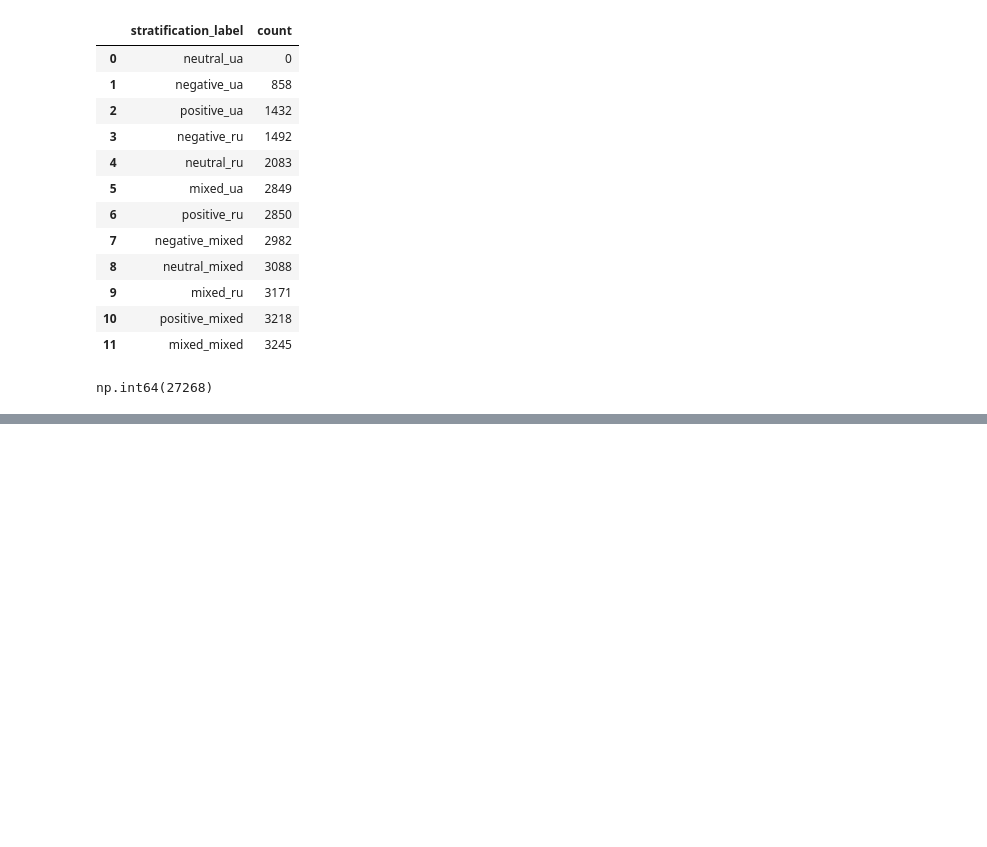
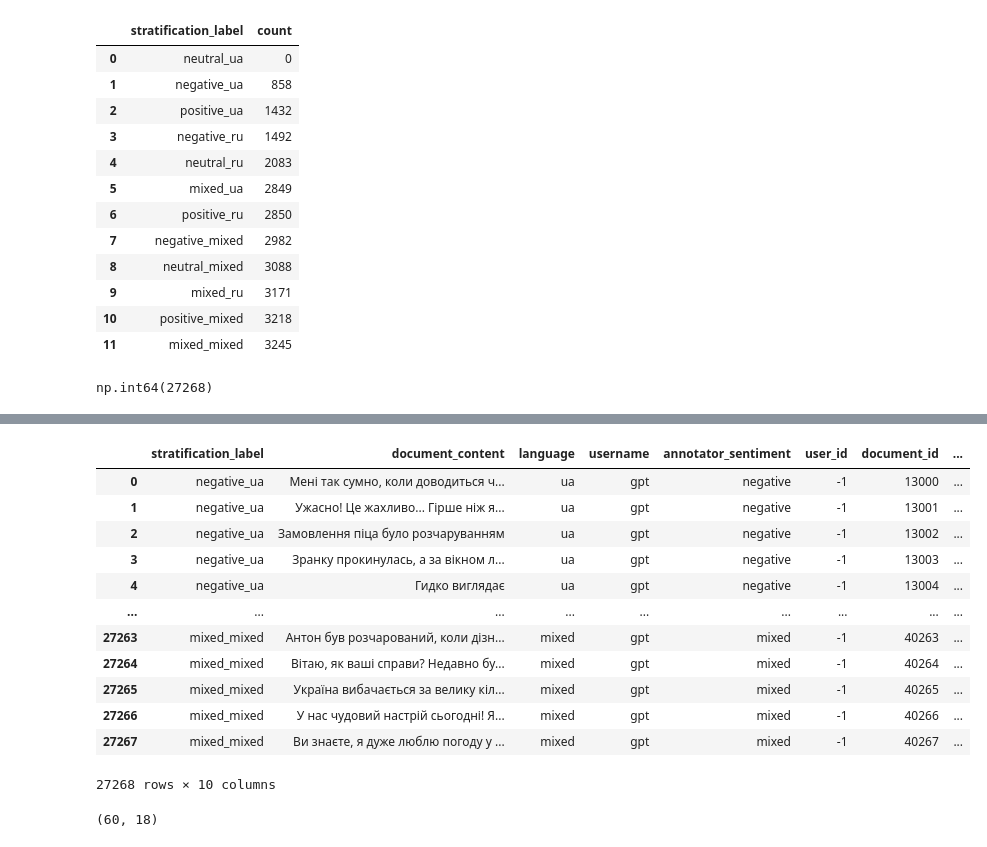
Before and after one commit to ShynkarovUCU/UASocialSentiment, a Jupyter notebook: 7. Augmentation experiments.ipynb, the cells around one changed output, grey strips where cells are left out. Saved outputs shown, nothing was run; the diff lists cells and outputs as text; code cells hidden in the pictures; blank space fills up the shorter version.

```diff
--- a/7. Augmentation experiments.ipynb
+++ b/7. Augmentation experiments.ipynb
@@ -202,0 +228,24 @@ df_augmented.to_parquet('augmentations.parquet')
+# %%
+df_augmented['document_id'] = df_augmented['document_id']+13000
+# %%
+df_augmented['document_length'] = df_augmented.document_content.apply(len)
+# %%
+df_augmented['is_ck_annotation'] = 0
+# %%
+df_augmented['unique_document_id'] = df_augmented.apply(lambda x: str(x['document_id']) + "_" + str(x['is_ck_annotation']), axis=1)
+# %%
+df_augmented
+# %% [output]
+|  | stratification_label | document_content | language | username | annotator_sentiment | user_id | document_id | ... |
+| 0 | negative_ua | Мені так сумно, коли доводиться ч... | ua | gpt | negative | -1 | 13000 | ... |
+| 1 | negative_ua | Ужасно! Це жахливо... Гірше ніж я... | ua | gpt | negative | -1 | 13001 | ... |
+| 2 | negative_ua | Замовлення піца було розчаруванням | ua | gpt | negative | -1 | 13002 | ... |
+| 3 | negative_ua | Зранку прокинулась, а за вікном л... | ua | gpt | negative | -1 | 13003 | ... |
+| 4 | negative_ua | Гидко виглядає | ua | gpt | negative | -1 | 13004 | ... |
+| ... | ... | ... | ... | ... | ... | ... | ... | ... |
+| 27263 | mixed_mixed | Антон був розчарований, коли дізн... | mixed | gpt | mixed | -1 | 40263 | ... |
+| 27264 | mixed_mixed | Вітаю, як ваші справи? Недавно бу... | mixed | gpt | mixed | -1 | 40264 | ... |
+| 27265 | mixed_mixed | Україна вибачається за велику кіл... | mixed | gpt | mixed | -1 | 40265 | ... |
+| 27266 | mixed_mixed | У нас чудовий настрій сьогодні! Я... | mixed | gpt | mixed | -1 | 40266 | ... |
+| 27267 | mixed_mixed | Ви знаєте, я дуже люблю погоду у ... | mixed | gpt | mixed | -1 | 40267 | ... |
+27268 rows × 10 columns
@@ -202,0 +256,4 @@ df_augmented.to_parquet('augmentations.parquet')
+# %%
+test_df.loc[test_df.annotator_sentiment == 'mixed', :].shape
+# %% [output]
+(60, 18)
```
Also changed, not shown: parts of 28 cells of this notebook.
